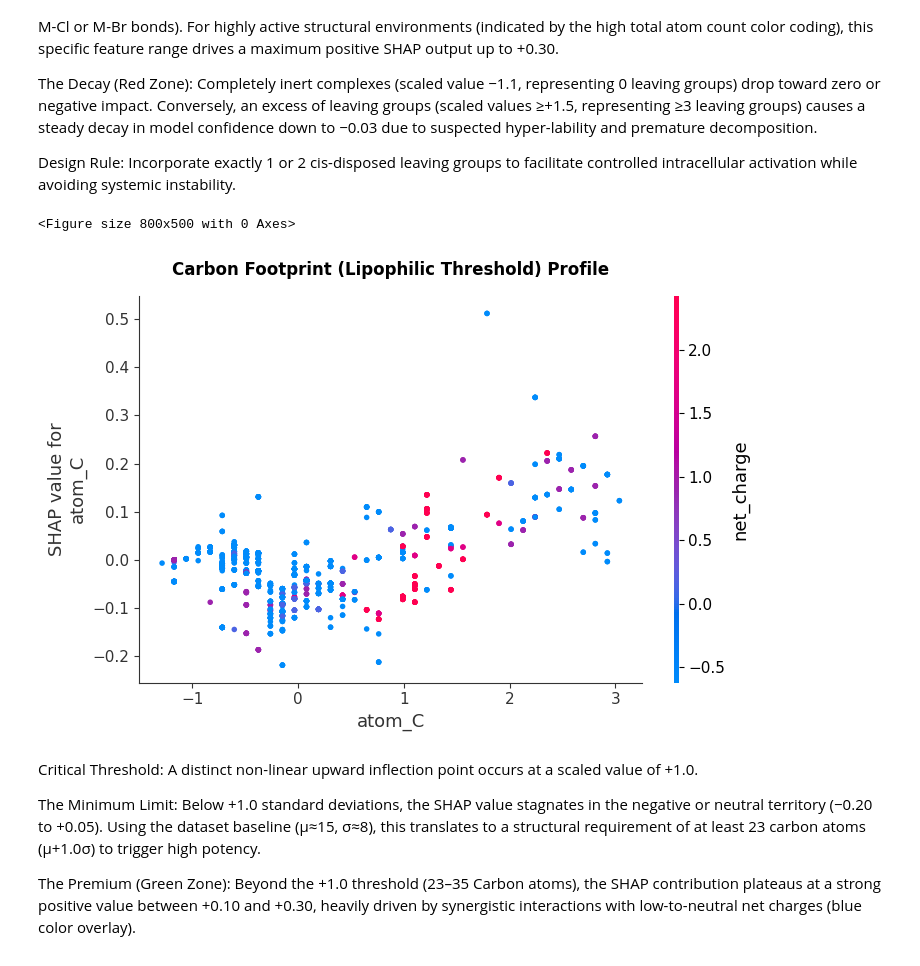
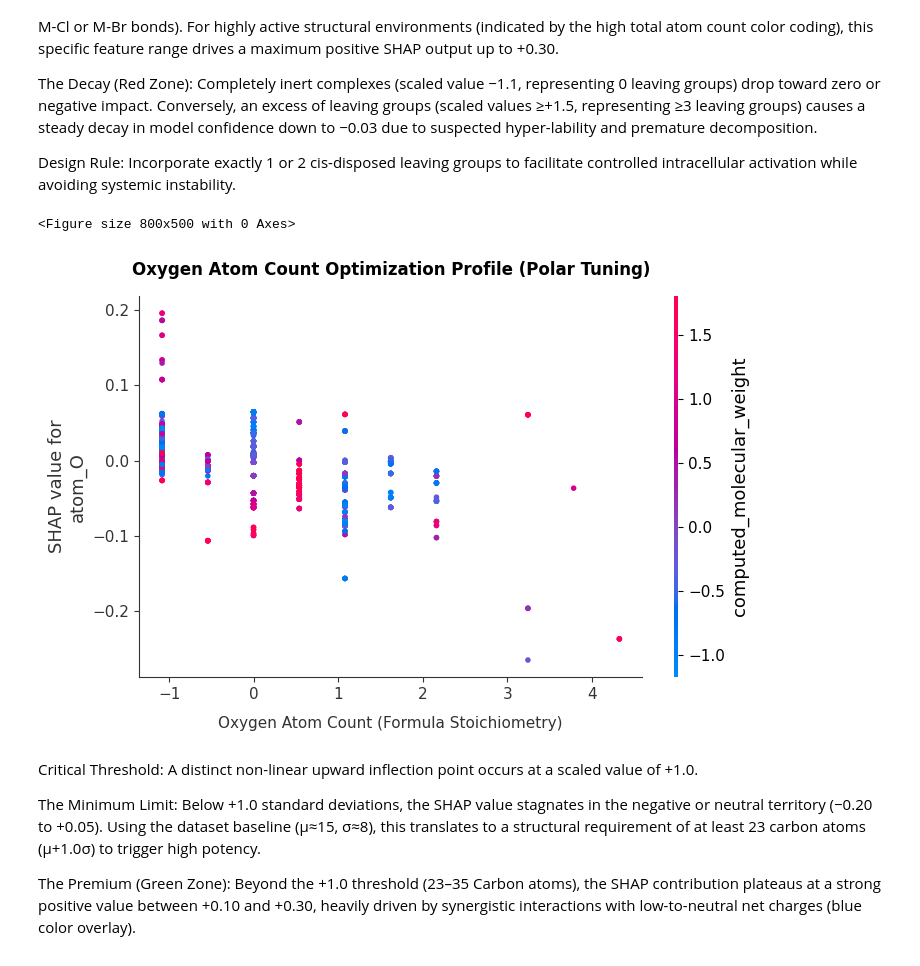
Before and after one commit to iaroslavbelavskii/anticancer-ml-project, a Jupyter notebook: Organimetallic Compounds Anticancer Actitivty ML/phase5_shap_rational_design.ipynb, the cells around one changed output. Cells and saved outputs as stored; diff of their text form; code cells hidden in the pictures.

```diff
--- a/Organimetallic Compounds Anticancer Actitivty ML/phase5_shap_rational_design.ipynb
+++ b/Organimetallic Compounds Anticancer Actitivty ML/phase5_shap_rational_design.ipynb
@@ -118,16 +105,22 @@ Overfitting Gap: 0.0283
 # ==============================================================================
 # 3. TRAINING FULL MODEL FOR SHAP PROFILING
 # ==============================================================================
-print("  Re-training Random Forest on full space for comprehensive SHAP attribution...")
-rf_p4 = RandomForestRegressor(n_estimators=100, random_state=42, n_jobs=-1)
-rf_p4.fit(X_scaled_p4, y)
+print("  Re-training CatBoostRegressor on full structural space for SHAP attribution...")
+cb_p3 = CatBoostRegressor(
+    iterations=600,
+    learning_rate=0.05,
+    depth=6,
+    random_seed=42,
+    verbose=0
+)
+cb_p3.fit(X_scaled_p3, y)
 
 # ==============================================================================
-# 4. INITIALIZE SHAP EXPLAINER & COMPUTE VALUES
+# 4. INITIALIZE SHAP EXPLAINER & COMPUTE STRUCTURAL VALUES
 # ==============================================================================
-print("  Computing SHAP values (this may take a minute)...")
-explainer = shap.TreeExplainer(rf_p4)
-shap_values = explainer(X_scaled_p4)
+print("  Computing SHAP values via TreeExplainer...")
+explainer = shap.TreeExplainer(cb_p3)
+shap_values = explainer(X_scaled_p3)
 
 shap_df = pd.DataFrame(shap_values.values, columns=feature_names)
 
@@ -205,15 +252,35 @@ The Decay (Red Zone): Completely inert complexes (scaled value −1.1, represent
 
 Design Rule: Incorporate exactly 1 or 2 cis-disposed leaving groups to facilitate controlled intracellular activation while avoiding systemic instability.
 # %%
-# Plot 4: SHAP Dependence Plot — Carbon Footprint
+# ==============================================================================
+# VISUALIZATION 4: SHAP DEPENDENCE PLOT FOR OXYGEN ATOMS
+# ==============================================================================
+
+# Initialize separate figure frame
 plt.figure(figsize=(8, 5))
-shap.dependence_plot("atom_C", shap_values.values, X_scaled_p4, feature_names=feature_names, show=False)
-plt.title('Carbon Footprint (Lipophilic Threshold) Profile', fontsize=12, fontweight='bold', pad=15)
+
+# Generate dependence plot focusing on Oxygen atom distribution
+shap.dependence_plot(
+    "atom_O",
+    shap_values.values,
+    X_scaled_p3,
+    feature_names=feature_names,
+    show=False
+)
+
+# Apply clear title and typography adjustments
+plt.title(
+    'Oxygen Atom Count Optimization Profile (Polar Tuning)',
+    fontsize=12,
+    fontweight='bold',
+    pad=15
+)
+plt.xlabel('Oxygen Atom Count (Formula Stoichiometry)', fontsize=11, labelpad=10)
 plt.tight_layout()
 plt.show()
 # %% [output]
 <Figure size 800x500 with 0 Axes>
-[figure, old version]
+[figure, new version]
 # %% [markdown]
 Critical Threshold: A distinct non-linear upward inflection point occurs at a scaled value of +1.0.
 
```
Also changed, not shown: parts of 23 cells of this notebook, 9 other files.
